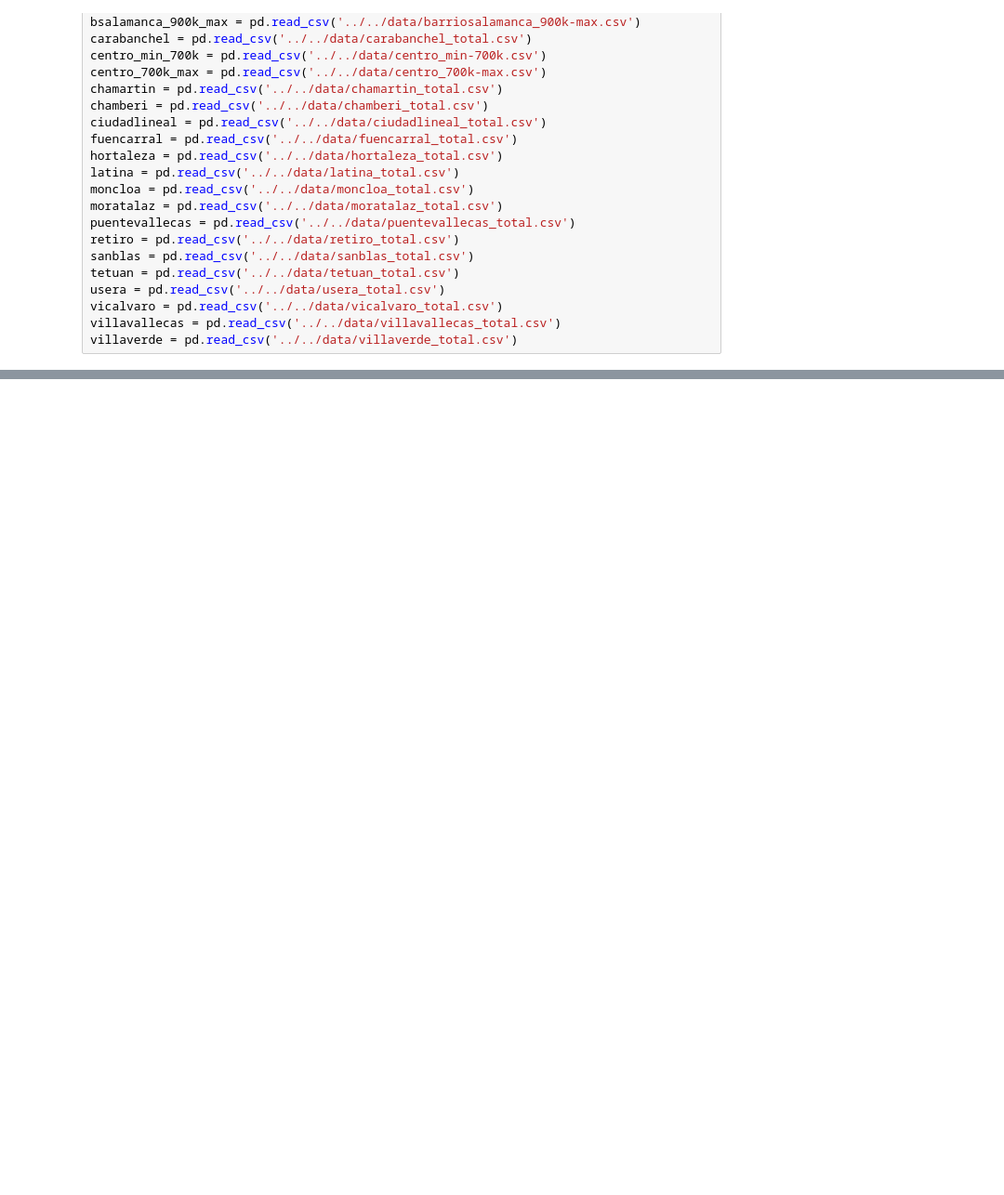
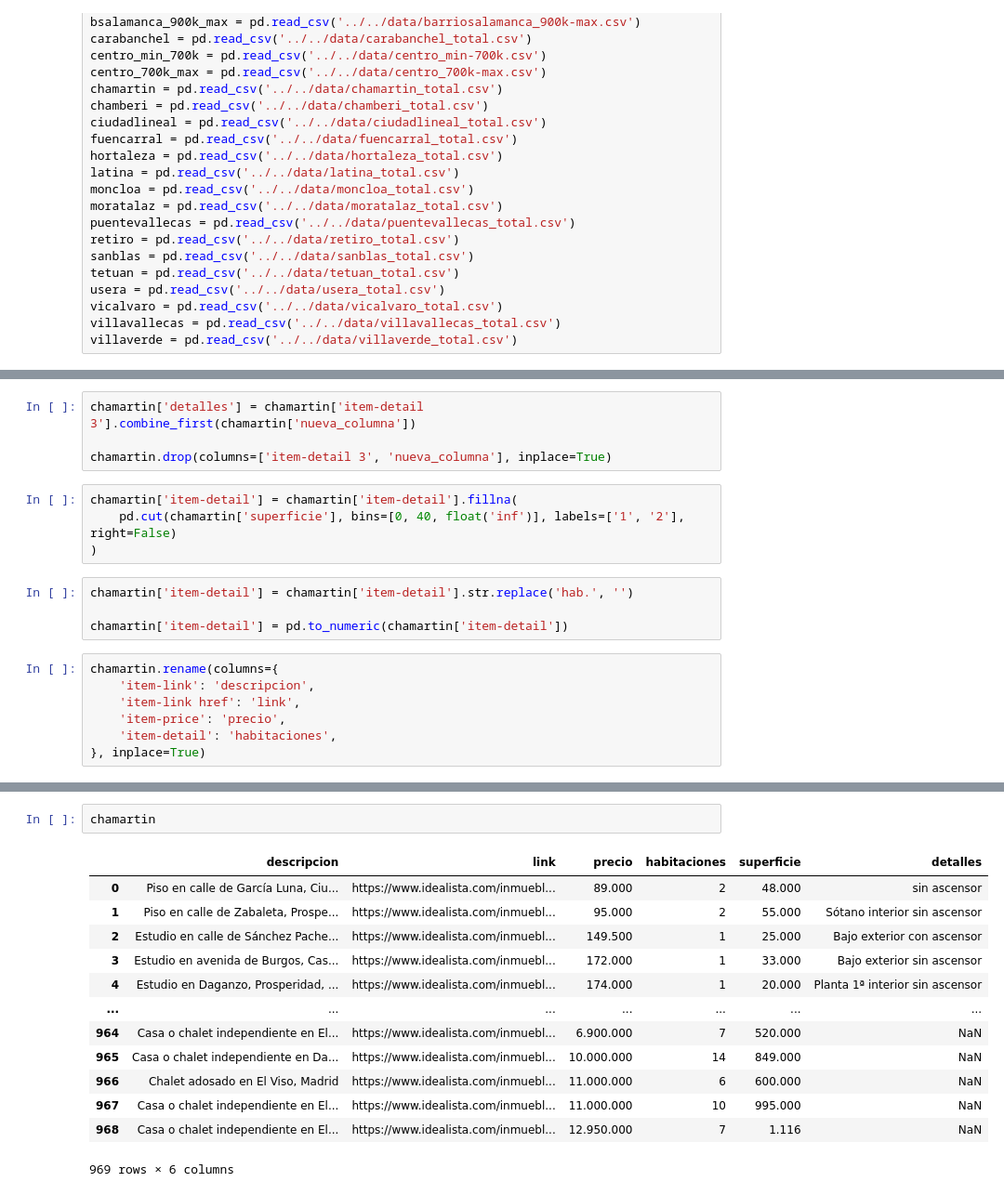
Before and after one commit to Gbau11/Analisis-de-la-vivienda-Idealista, a Jupyter notebook: jupyter/venta_madrid centro/Joins_distritos.ipynb, the cells around one changed output, grey strips where cells are left out. Shown: that part at 93% size. Drawn from its saved outputs; the diff is of its cells as text; blank space fills up the shorter version.

```diff
--- a/jupyter/venta_madrid centro/Joins_distritos.ipynb
+++ b/jupyter/venta_madrid centro/Joins_distritos.ipynb
@@ -32,0 +160,19 @@ chamberi.shape, ciudadlineal.shape, centro_700k_max.shape, chamartin.shape
+# %%
+chamartin['detalles'] = chamartin['item-detail 3'].combine_first(chamartin['nueva_columna'])
+
+chamartin.drop(columns=['item-detail 3', 'nueva_columna'], inplace=True)
+# %%
+chamartin['item-detail'] = chamartin['item-detail'].fillna(
+    pd.cut(chamartin['superficie'], bins=[0, 40, float('inf')], labels=['1', '2'], right=False)
+)
+# %%
+chamartin['item-detail'] = chamartin['item-detail'].str.replace('hab.', '')
+
+chamartin['item-detail'] = pd.to_numeric(chamartin['item-detail'])
+# %%
+chamartin.rename(columns={
+    'item-link': 'descripcion',
+    'item-link href': 'link',
+    'item-price': 'precio',
+    'item-detail': 'habitaciones',
+}, inplace=True)
@@ -32,0 +194,16 @@ chamberi.shape, ciudadlineal.shape, centro_700k_max.shape, chamartin.shape
+# %%
+chamartin
+# %% [output]
+|  | descripcion | link | precio | habitaciones | superficie | detalles |
+| 0 | Piso en calle de García Luna, Ciu... | https://www.idealista.com/inmuebl... | 89.000 | 2 | 48.000 | sin ascensor |
+| 1 | Piso en calle de Zabaleta, Prospe... | https://www.idealista.com/inmuebl... | 95.000 | 2 | 55.000 | Sótano interior sin ascensor |
+| 2 | Estudio en calle de Sánchez Pache... | https://www.idealista.com/inmuebl... | 149.500 | 1 | 25.000 | Bajo exterior con ascensor |
+| 3 | Estudio en avenida de Burgos, Cas... | https://www.idealista.com/inmuebl... | 172.000 | 1 | 33.000 | Bajo exterior sin ascensor |
+| 4 | Estudio en Daganzo, Prosperidad, ... | https://www.idealista.com/inmuebl... | 174.000 | 1 | 20.000 | Planta 1ª interior sin ascensor |
+| ... | ... | ... | ... | ... | ... | ... |
+| 964 | Casa o chalet independiente en El... | https://www.idealista.com/inmuebl... | 6.900.000 | 7 | 520.000 | NaN |
+| 965 | Casa o chalet independiente en Da... | https://www.idealista.com/inmuebl... | 10.000.000 | 14 | 849.000 | NaN |
+| 966 | Chalet adosado en El Viso, Madrid | https://www.idealista.com/inmuebl... | 11.000.000 | 6 | 600.000 | NaN |
+| 967 | Casa o chalet independiente en El... | https://www.idealista.com/inmuebl... | 11.000.000 | 10 | 995.000 | NaN |
+| 968 | Casa o chalet independiente en El... | https://www.idealista.com/inmuebl... | 12.950.000 | 7 | 1.116 | NaN |
+969 rows × 6 columns
```
Also changed, not shown: parts of 16 cells of this notebook.
